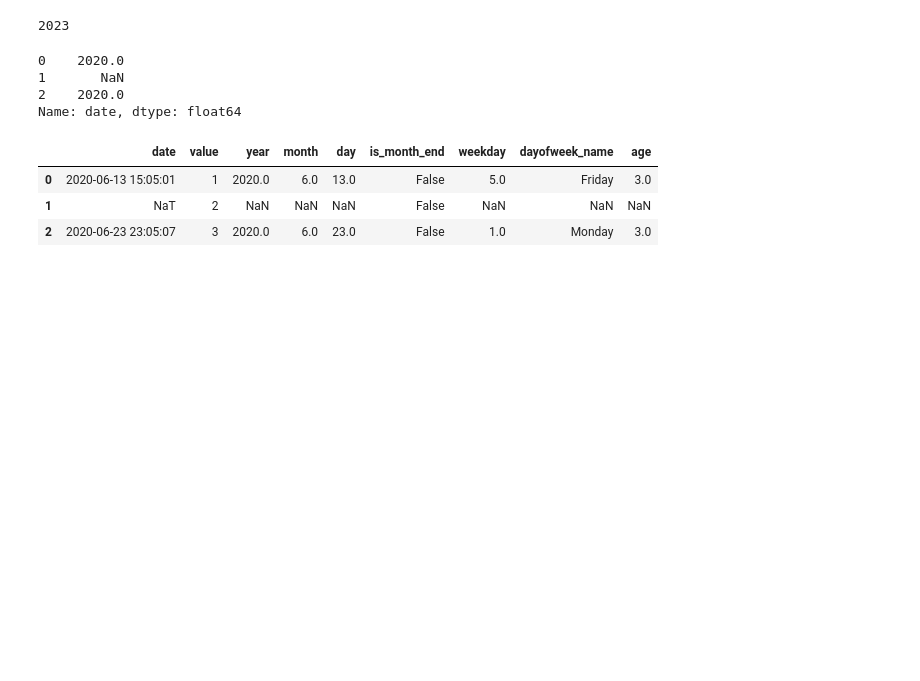
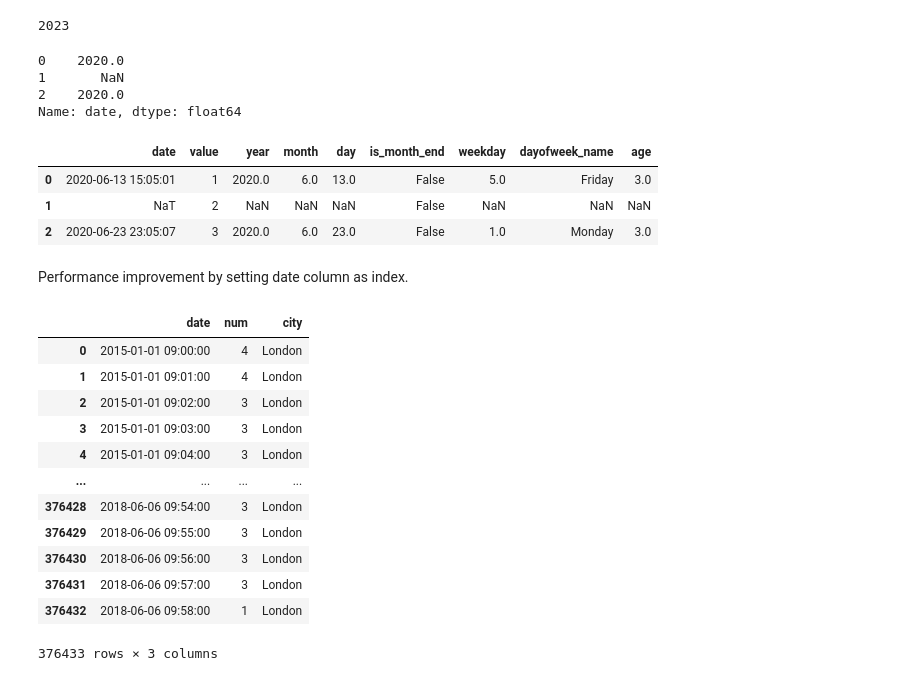
Before and after one commit to tussshar27/ipynb-files, a Jupyter notebook: 5.Python_Advance3.ipynb, the cells around one changed output. Saved outputs shown, nothing was run; the diff lists cells and outputs as text; code cells hidden in the pictures; blank space fills up the shorter version.

```diff
--- a/5.Python_Advance3.ipynb
+++ b/5.Python_Advance3.ipynb
@@ -1126,3 +1126,25 @@ df
 | 0 | 2020-06-13 15:05:01 | 1 | 2020.0 | 6.0 | 13.0 | False | 5.0 | Friday | 3.0 |
 | 1 | NaT | 2 | NaN | NaN | NaN | False | NaN | NaN | NaN |
 | 2 | 2020-06-23 23:05:07 | 3 | 2020.0 | 6.0 | 23.0 | False | 1.0 | Monday | 3.0 |
+# %% [markdown]
+Performance improvement by setting date column as index.
+# %%
+#using parse_dates attribute as a suffix in below line of code
+#by using it, we are explicitly telling pandas to convert it into datetime format while reading the data
+df2 = pd.read_csv("G:/TUSHAR ANNAM/Python/datawithdarshil_python-for-data-engineering-main/python-for-data-engineering-main/5. Python for Data Engineering/data/city_sales.csv",parse_dates=['date'])
+# %%
+df2
+# %% [output]
+|  | date | num | city |
+| 0 | 2015-01-01 09:00:00 | 4 | London |
+| 1 | 2015-01-01 09:01:00 | 4 | London |
+| 2 | 2015-01-01 09:02:00 | 3 | London |
+| 3 | 2015-01-01 09:03:00 | 3 | London |
+| 4 | 2015-01-01 09:04:00 | 3 | London |
+| ... | ... | ... | ... |
+| 376428 | 2018-06-06 09:54:00 | 3 | London |
+| 376429 | 2018-06-06 09:55:00 | 3 | London |
+| 376430 | 2018-06-06 09:56:00 | 3 | London |
+| 376431 | 2018-06-06 09:57:00 | 3 | London |
+| 376432 | 2018-06-06 09:58:00 | 1 | London |
+376433 rows × 3 columns
```
Also changed, not shown: parts of 82 cells of this notebook, 1 other file.
